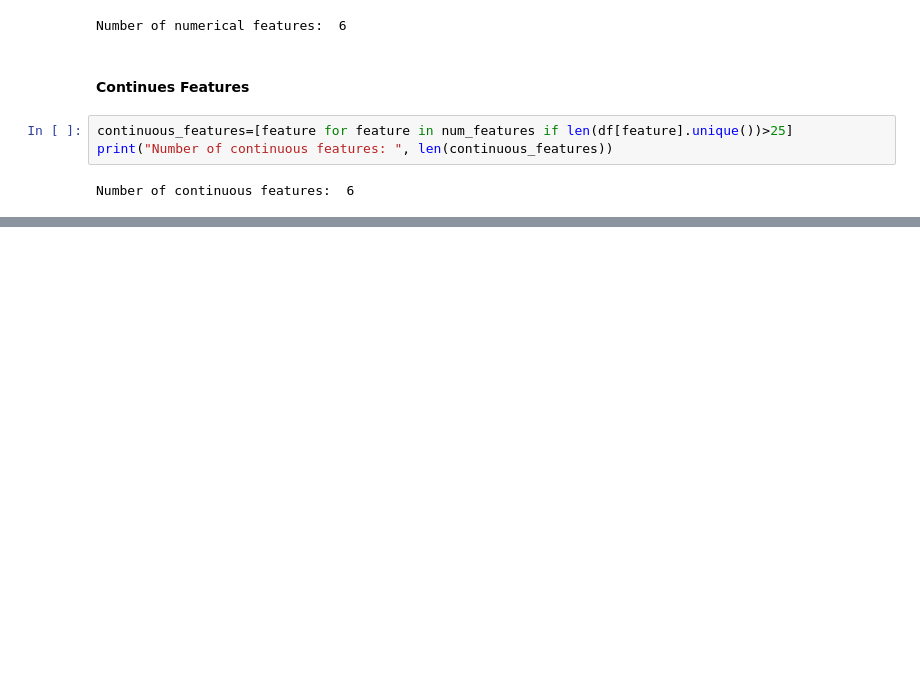
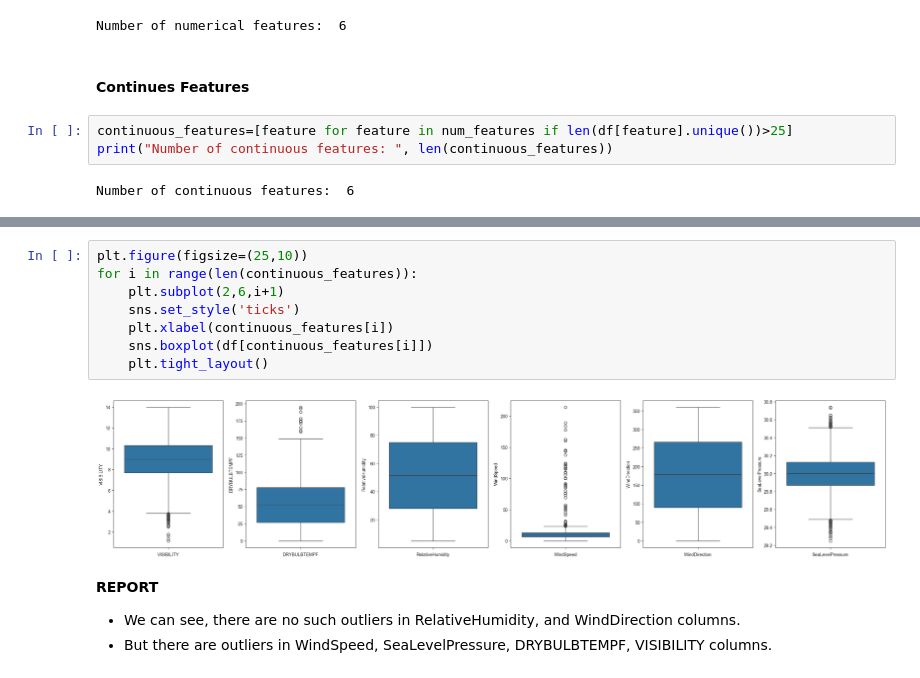
Before and after one commit to M-anvi/Visibility-Distance-prediction, a Jupyter notebook: Feature_Engineering and model training.ipynb, the cells around one changed output, grey strips where cells are left out. Drawn from its saved outputs; the diff is of its cells as text; blank space fills up the shorter version.

Commit message:
Outlier Detection and Outlier Training

```diff
--- a/Feature_Engineering and model training.ipynb
+++ b/Feature_Engineering and model training.ipynb
@@ -80,0 +92,14 @@ Number of continuous features:  6
+# %%
+plt.figure(figsize=(25,10))
+for i in range(len(continuous_features)):
+    plt.subplot(2,6,i+1)
+    sns.set_style('ticks')
+    plt.xlabel(continuous_features[i])
+    sns.boxplot(df[continuous_features[i]])
+    plt.tight_layout()
+# %% [output]
+[figure, added]
+# %% [markdown]
+**REPORT**
+- We can see, there are no such outliers in RelativeHumidity, and WindDirection columns.
+- But there are outliers in WindSpeed, SeaLevelPressure, DRYBULBTEMPF, VISIBILITY columns.
```
Also changed, not shown: parts of 6 cells of this notebook.
